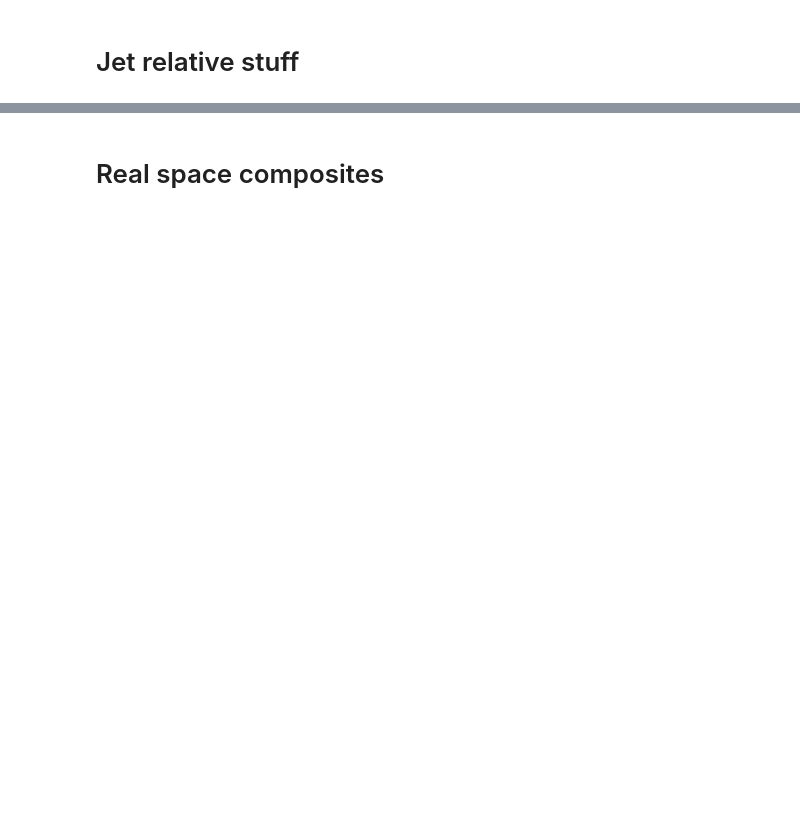
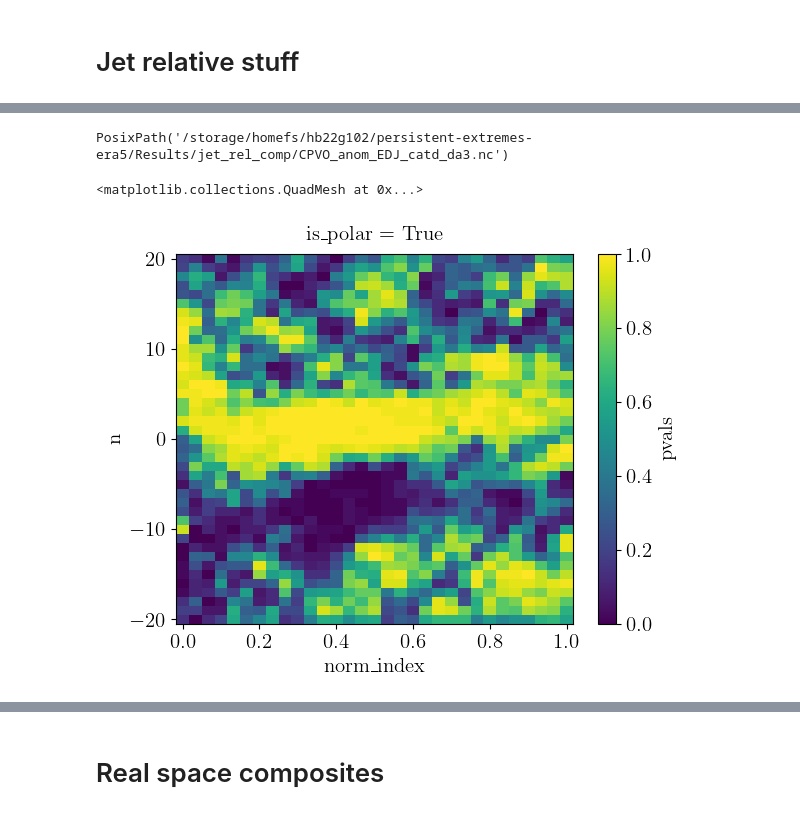
Before and after one commit to hbanderier/persistent-extremes-era5, a Jupyter notebook: Persistence/persistent_jets_v2.ipynb, the cells around one changed output, grey strips where cells are left out. Drawn from its saved outputs; the diff is of its cells as text; code cells hidden in the pictures; blank space fills up the shorter version.

```diff
--- a/Persistence/persistent_jets_v2.ipynb
+++ b/Persistence/persistent_jets_v2.ipynb
@@ -528,0 +568,15 @@ for day_around in days_around:
+# %%
+basepath.joinpath(f"{varname}_{mode}_{spells_of}_da{day_around}.nc")
+# %% [output]
+PosixPath('/storage/homefs/hb22g102/persistent-extremes-era5/Results/jet_rel_comp/CPVO_anom_EDJ_catd_da3.nc')
+# %%
+da = raw_das["pv"]
+clim = clims["pv"]
+huh = gather_normal_da_jets_wrapper(
+    jets, times, da, n_bootstraps=50, clim=clim, grad=True
+)
+# %%
+huh["pvals"][1].T.plot()
+# %% [output]
+<matplotlib.collections.QuadMesh at 0x...>
+[figure, added]
```
Also changed, not shown: parts of 26 cells of this notebook.
